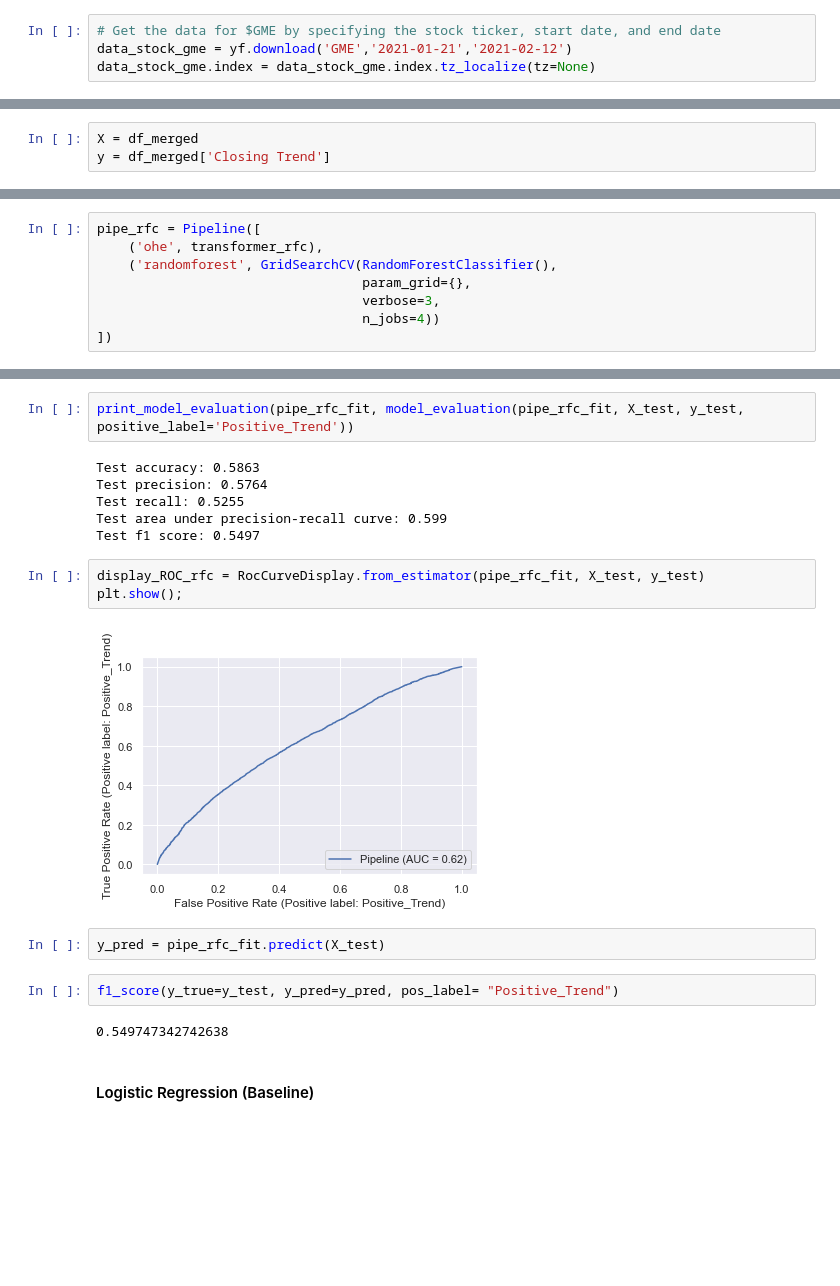
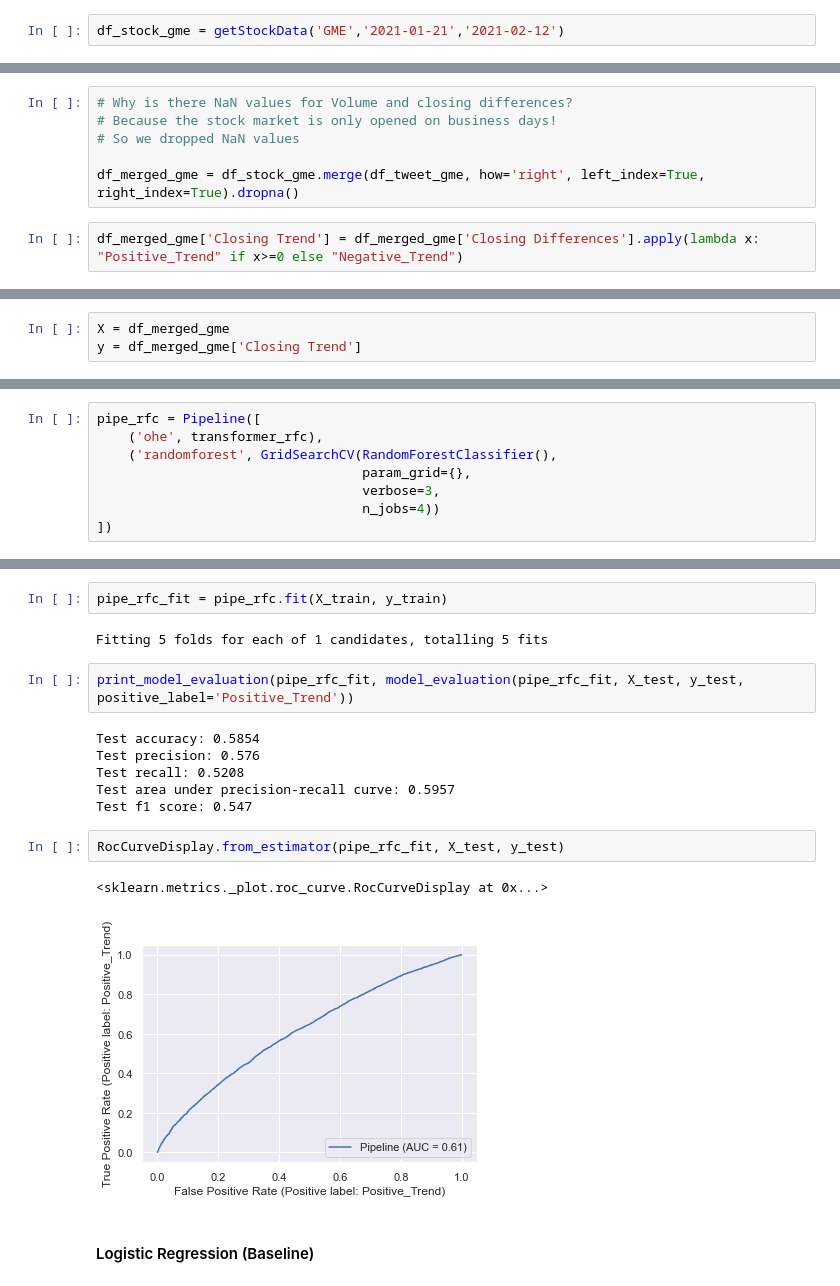
Before and after one commit to daanishali921/twitter_sentiment_stock_trend_predictor, a Jupyter notebook: scrap_book.ipynb, the cells around one changed output, grey strips where cells are left out. Drawn from its saved outputs; the diff is of its cells as text; blank space fills up the shorter version.

```diff
--- a/scrap_book.ipynb
+++ b/scrap_book.ipynb
@@ -302,6 +244,4 @@ Datetime   Polarity Categories
 # %%
-# Get the data for $GME by specifying the stock ticker, start date, and end date
-data_stock_gme = yf.download('GME','2021-01-21','2021-02-12')
-data_stock_gme.index = data_stock_gme.index.tz_localize(tz=None)
+df_stock_gme = getStockData('GME','2021-01-21','2021-02-12')
 # %% [output]
 [*********************100%***********************]  1 of 1 completed
@@ -353,0 +303,8 @@ df_merged['Closing Trend'] = df_merged['Closing Differences'].apply(lambda x: "P
+# %%
+# Why is there NaN values for Volume and closing differences?
+# Because the stock market is only opened on business days!
+# So we dropped NaN values
+
+df_merged_gme = df_stock_gme.merge(df_tweet_gme, how='right', left_index=True, right_index=True).dropna()
+# %%
+df_merged_gme['Closing Trend'] = df_merged_gme['Closing Differences'].apply(lambda x: "Positive_Trend" if x>=0 else "Negative_Trend")
@@ -378,6 +325,6 @@ from sklearn.model_selection import GridSearchCV
 # %%
-X = df_merged
-y = df_merged['Closing Trend']
+X = df_merged_gme
+y = df_merged_gme['Closing Trend']
 # %%
 from sklearn.model_selection import train_test_split
 
@@ -430,22 +365,20 @@ pipe_rfc_fit.score(X_test, y_test)
-# %%
-print_model_evaluation(pipe_rfc_fit, model_evaluation(pipe_rfc_fit, X_test, y_test, positive_label='Positive_Trend'))
-# %% [output]
-Test accuracy: 0.5863
-Test precision: 0.5764
-Test recall: 0.5255
-Test area under precision-recall curve: 0.599
-Test f1 score: 0.5497
-# %%
-display_ROC_rfc = RocCurveDisplay.from_estimator(pipe_rfc_fit, X_test, y_test)
-plt.show();
-# %% [output]
-[figure, removed]
+# %%
+pipe_rfc_fit = pipe_rfc.fit(X_train, y_train)
+# %% [output]
+Fitting 5 folds for each of 1 candidates, totalling 5 fits
 # %%
-y_pred = pipe_rfc_fit.predict(X_test)
+print_model_evaluation(pipe_rfc_fit, model_evaluation(pipe_rfc_fit, X_test, y_test, positive_label='Positive_Trend'))
+# %% [output]
+Test accuracy: 0.5854
+Test precision: 0.576
+Test recall: 0.5208
+Test area under precision-recall curve: 0.5957
+Test f1 score: 0.547
-# %%
-f1_score(y_true=y_test, y_pred=y_pred, pos_label= "Positive_Trend")
-# %% [output]
-0.549747342742638
+# %%
+RocCurveDisplay.from_estimator(pipe_rfc_fit, X_test, y_test)
+# %% [output]
+<sklearn.metrics._plot.roc_curve.RocCurveDisplay at 0x...>
+[figure, added]
 # %% [markdown]
 #### Logistic Regression (Baseline)
 # %%
```
Also changed, not shown: parts of 54 cells of this notebook.
